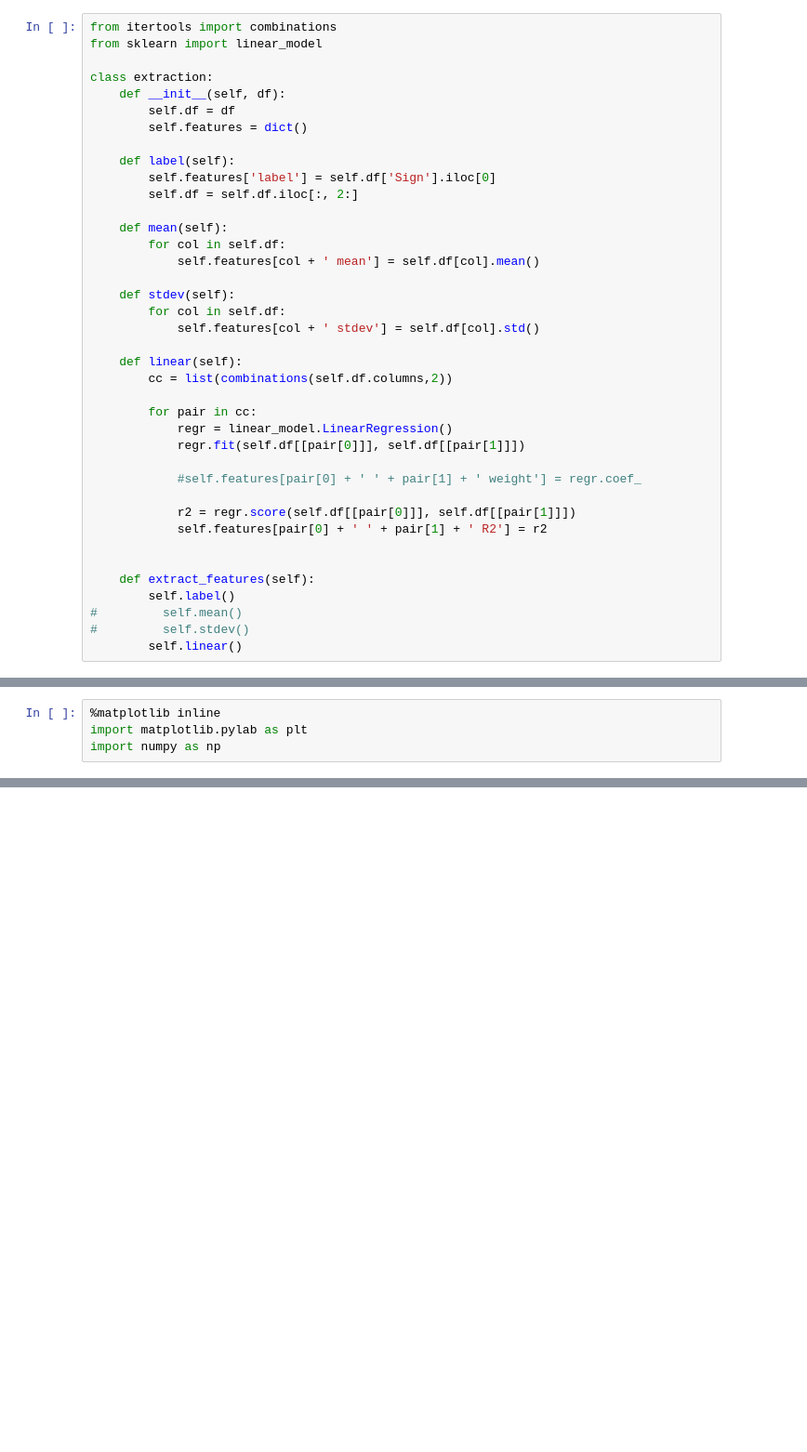
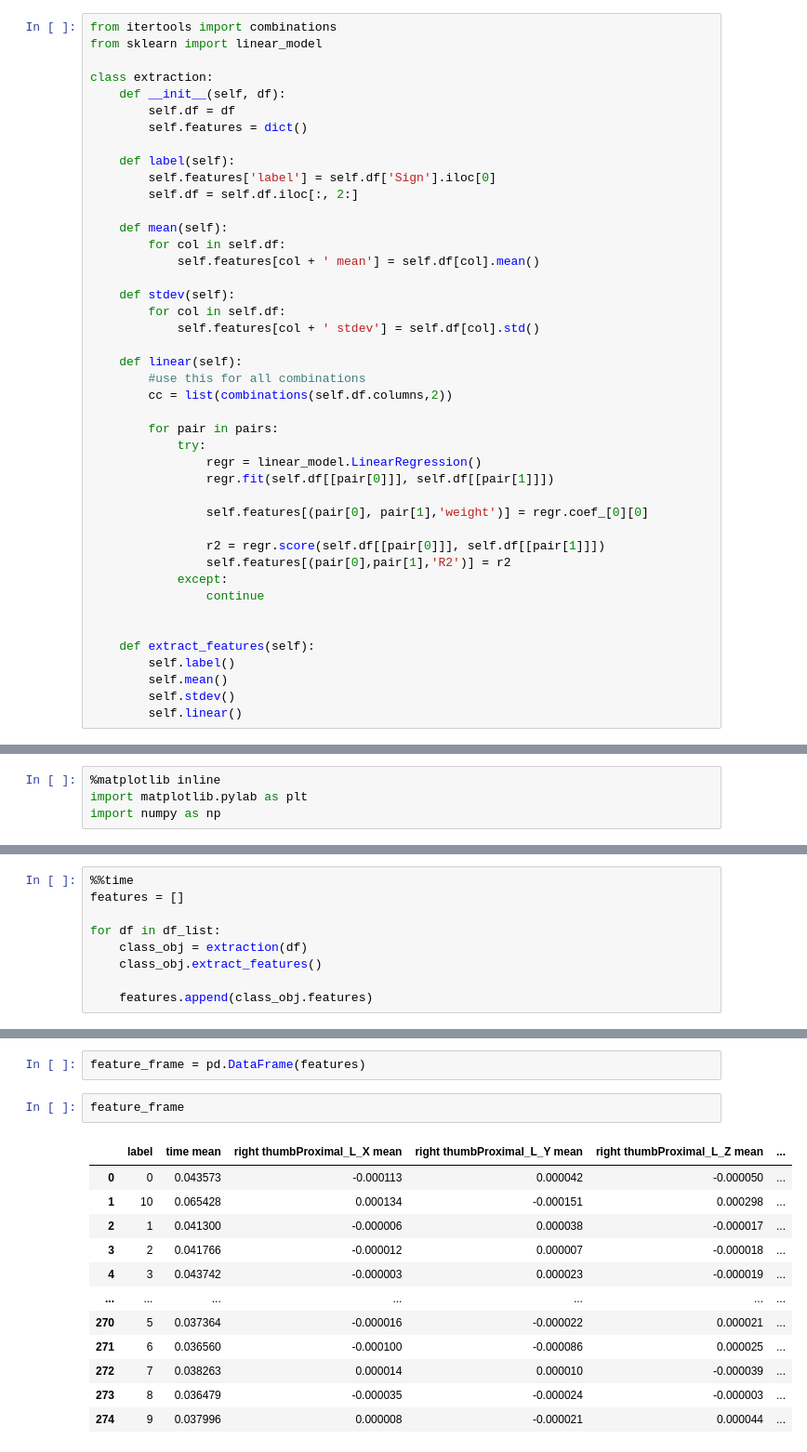
Before and after one commit to chenson2018/APM-Project, a Jupyter notebook: LeapMotion/LP Explore.ipynb, the cells around one changed output, grey strips where cells are left out. Shown at 93% size. Cells and saved outputs as stored; diff of their text form; blank space fills up the shorter version.

Commit message:
Linear Coef Features

```diff
--- a/LeapMotion/LP Explore.ipynb
+++ b/LeapMotion/LP Explore.ipynb
@@ -160,21 +155,25 @@ class extraction:
             self.features[col + ' stdev'] = self.df[col].std()
 
     def linear(self):
+        #use this for all combinations
         cc = list(combinations(self.df.columns,2))
 
-        for pair in cc:
-            regr = linear_model.LinearRegression()
-            regr.fit(self.df[[pair[0]]], self.df[[pair[1]]])
+        for pair in pairs:
+            try:
+                regr = linear_model.LinearRegression()
+                regr.fit(self.df[[pair[0]]], self.df[[pair[1]]])
 
-            #self.features[pair[0] + ' ' + pair[1] + ' weight'] = regr.coef_
+                self.features[(pair[0], pair[1],'weight')] = regr.coef_[0][0]
 
-            r2 = regr.score(self.df[[pair[0]]], self.df[[pair[1]]])
-            self.features[pair[0] + ' ' + pair[1] + ' R2'] = r2
+                r2 = regr.score(self.df[[pair[0]]], self.df[[pair[1]]])
+                self.features[(pair[0],pair[1],'R2')] = r2
+            except:
+                continue
 
 
     def extract_features(self):
         self.label()
-#         self.mean()
-#         self.stdev()
+        self.mean()
+        self.stdev()
         self.linear()
 # %% [markdown]
@@ -252,0 +271,9 @@ sum(greater_than) / len(R2s)
+# %%
+%%time
+features = []
+
+for df in df_list:
+    class_obj = extraction(df)
+    class_obj.extract_features()
+
+    features.append(class_obj.features)
@@ -252,0 +282,17 @@ sum(greater_than) / len(R2s)
+# %%
+feature_frame = pd.DataFrame(features)
+# %%
+feature_frame
+# %% [output]
+|  | label | time mean | right thumbProximal_L_X mean | right thumbProximal_L_Y mean | right thumbProximal_L_Z mean | ... |
+| 0 | 0 | 0.043573 | -0.000113 | 0.000042 | -0.000050 | ... |
+| 1 | 10 | 0.065428 | 0.000134 | -0.000151 | 0.000298 | ... |
+| 2 | 1 | 0.041300 | -0.000006 | 0.000038 | -0.000017 | ... |
+| 3 | 2 | 0.041766 | -0.000012 | 0.000007 | -0.000018 | ... |
+| 4 | 3 | 0.043742 | -0.000003 | 0.000023 | -0.000019 | ... |
+| ... | ... | ... | ... | ... | ... | ... |
+| 270 | 5 | 0.037364 | -0.000016 | -0.000022 | 0.000021 | ... |
+| 271 | 6 | 0.036560 | -0.000100 | -0.000086 | 0.000025 | ... |
+| 272 | 7 | 0.038263 | 0.000014 | 0.000010 | -0.000039 | ... |
+| 273 | 8 | 0.036479 | -0.000035 | -0.000024 | -0.000003 | ... |
+| 274 | 9 | 0.037996 | 0.000008 | -0.000021 | 0.000044 | ... |
```
Also changed, not shown: parts of 27 cells of this notebook, 2 other files.
